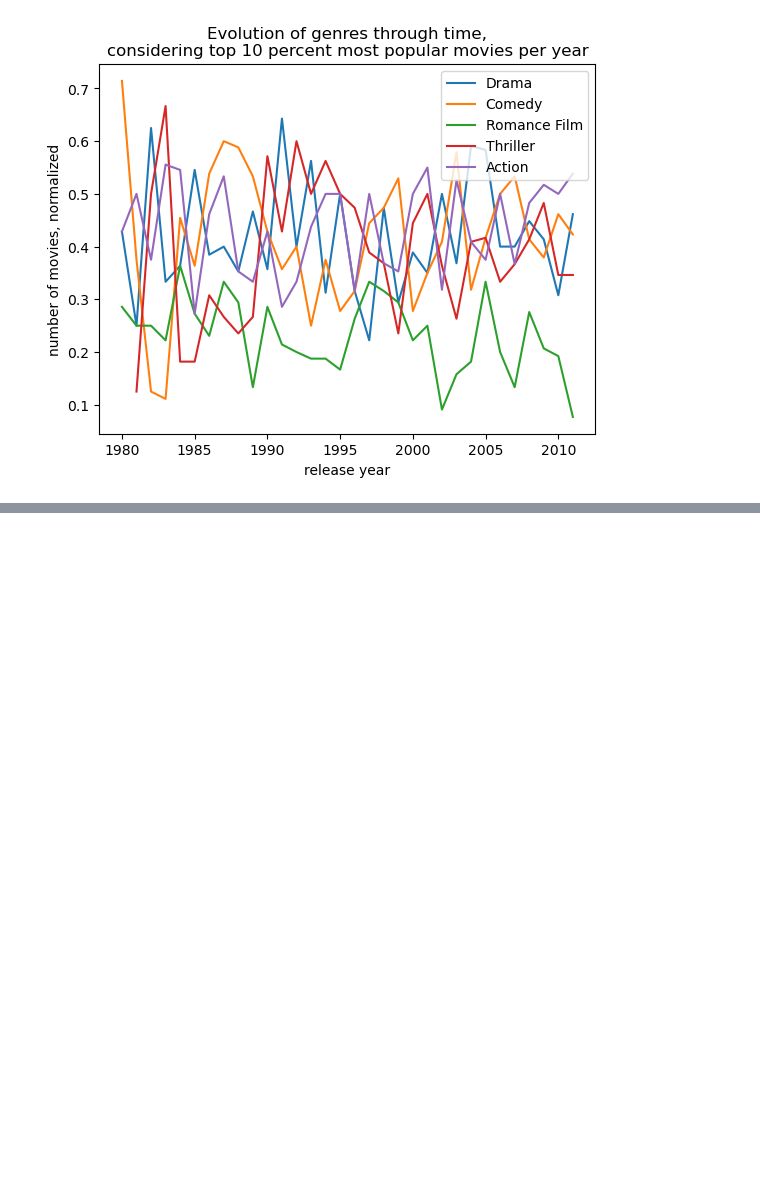
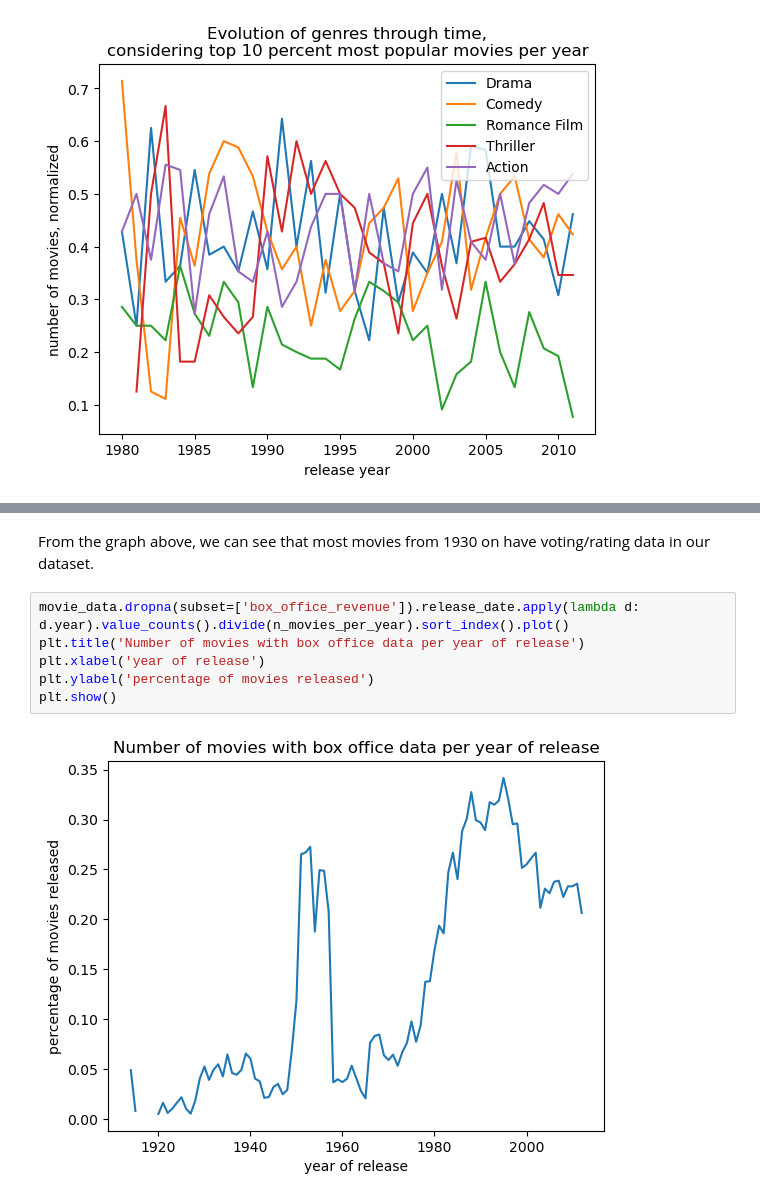
Before and after one commit to epfl-ada/ada-2022-project-tacocat, a Jupyter notebook: src/eda_genres.ipynb, the cells around one changed output, grey strips where cells are left out. Cells and saved outputs as stored; diff of their text form; blank space fills up the shorter version.

```diff
--- a/src/eda_genres.ipynb
+++ b/src/eda_genres.ipynb
@@ -560,0 +623,10 @@ plt.show()
+# %% [markdown]
+From the graph above, we can see that most movies from 1930 on have voting/rating data in our dataset.
+# %%
+movie_data.dropna(subset=['box_office_revenue']).release_date.apply(lambda d: d.year).value_counts().divide(n_movies_per_year).sort_index().plot()
+plt.title('Number of movies with box office data per year of release')
+plt.xlabel('year of release')
+plt.ylabel('percentage of movies released')
+plt.show()
+# %% [output]
+[figure, added]
```
Also changed, not shown: parts of 28 cells of this notebook, 1 other file.
